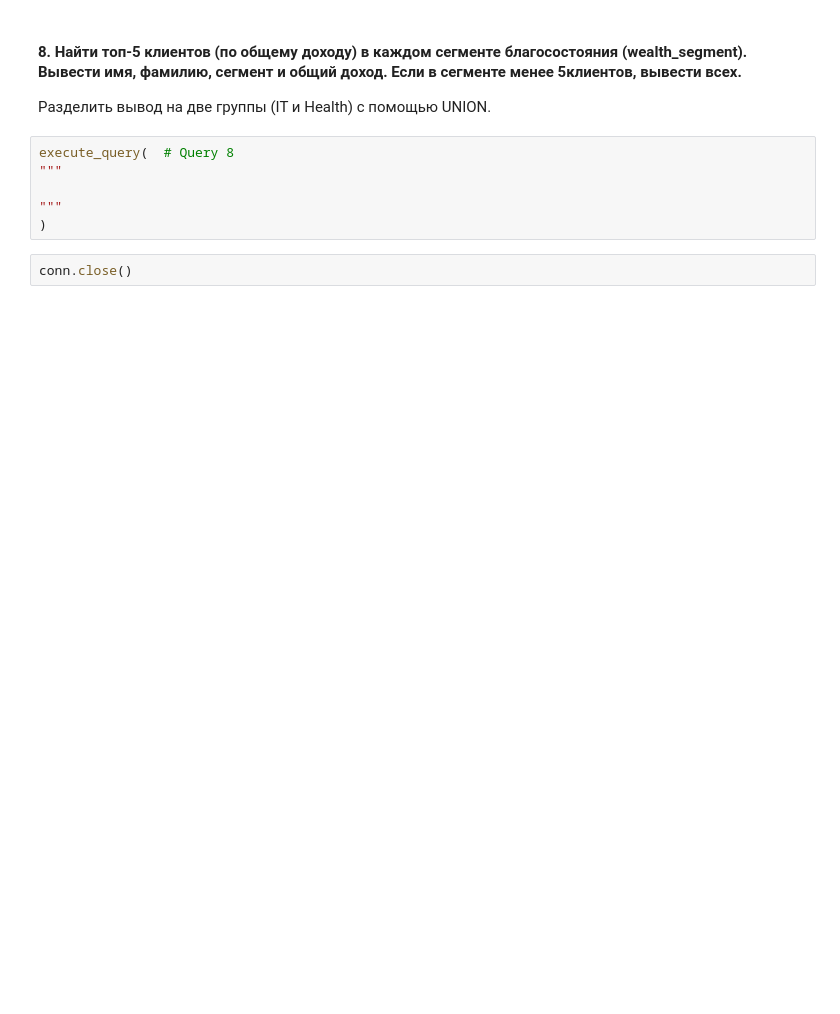
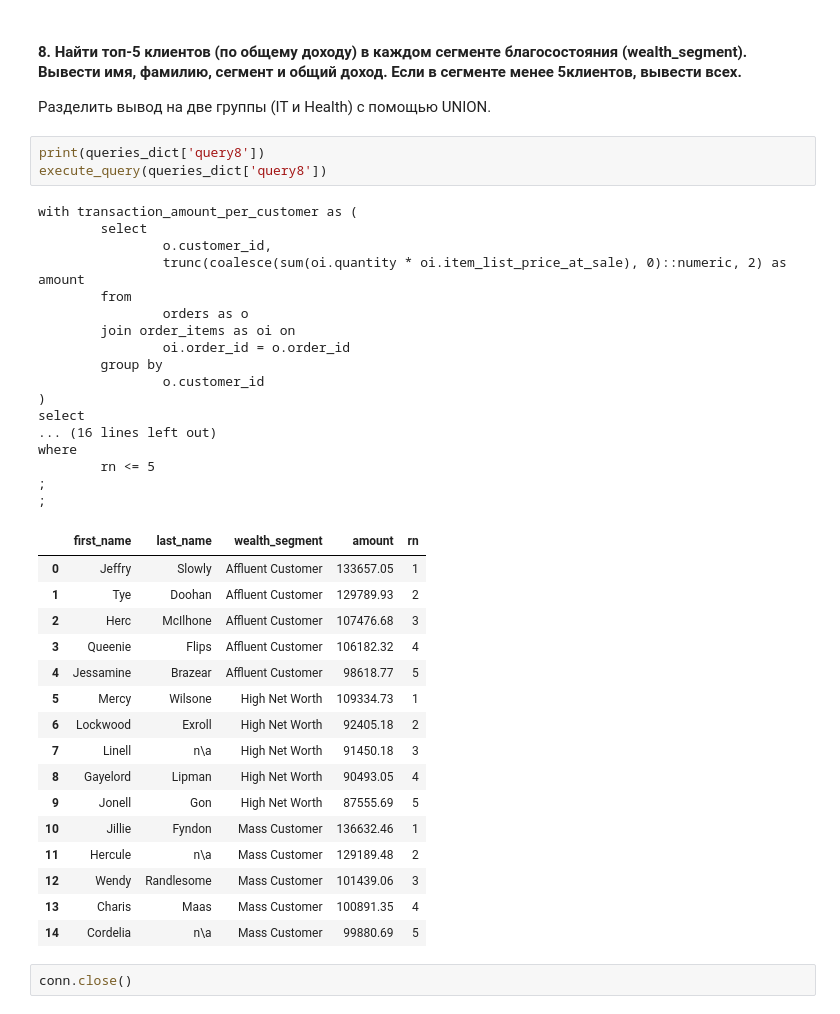
Before and after one commit to EgrSlv/PostgreSQLearn_MIPT, a Jupyter notebook: HomeWork_3/SolovevEgor_HW_03_ds_2025.ipynb, the cells around one changed output. Saved outputs shown, nothing was run; the diff lists cells and outputs as text; blank space fills up the shorter version.

```diff
--- a/HomeWork_3/SolovevEgor_HW_03_ds_2025.ipynb
+++ b/HomeWork_3/SolovevEgor_HW_03_ds_2025.ipynb
@@ -491,10 +548,41 @@ execute_query(  # Query 7
 
 Разделить вывод на две группы (IT и Health) с помощью UNION.
 # %%
-execute_query(  # Query 8
-"""
-
-"""
-)
+print(queries_dict['query8'])
+execute_query(queries_dict['query8'])
+# %% [output]
+with transaction_amount_per_customer as (
+        select
+                o.customer_id,
+                trunc(coalesce(sum(oi.quantity * oi.item_list_price_at_sale), 0)::numeric, 2) as amount
+        from
+                orders as o
+        join order_items as oi on
+                oi.order_id = o.order_id
+        group by
+                o.customer_id
+)
+select
+... (16 lines left out)
+where
+        rn <= 5
+;
+;
+|  | first_name | last_name | wealth_segment | amount | rn |
+| 0 | Jeffry | Slowly | Affluent Customer | 133657.05 | 1 |
+| 1 | Tye | Doohan | Affluent Customer | 129789.93 | 2 |
+| 2 | Herc | McIlhone | Affluent Customer | 107476.68 | 3 |
+| 3 | Queenie | Flips | Affluent Customer | 106182.32 | 4 |
+| 4 | Jessamine | Brazear | Affluent Customer | 98618.77 | 5 |
+| 5 | Mercy | Wilsone | High Net Worth | 109334.73 | 1 |
+| 6 | Lockwood | Exroll | High Net Worth | 92405.18 | 2 |
+| 7 | Linell | n\a | High Net Worth | 91450.18 | 3 |
+| 8 | Gayelord | Lipman | High Net Worth | 90493.05 | 4 |
+| 9 | Jonell | Gon | High Net Worth | 87555.69 | 5 |
+| 10 | Jillie | Fyndon | Mass Customer | 136632.46 | 1 |
+| 11 | Hercule | n\a | Mass Customer | 129189.48 | 2 |
+| 12 | Wendy | Randlesome | Mass Customer | 101439.06 | 3 |
+| 13 | Charis | Maas | Mass Customer | 100891.35 | 4 |
+| 14 | Cordelia | n\a | Mass Customer | 99880.69 | 5 |
 # %%
 conn.close()
```
Also changed, not shown: parts of 12 cells of this notebook, 1 other file.
